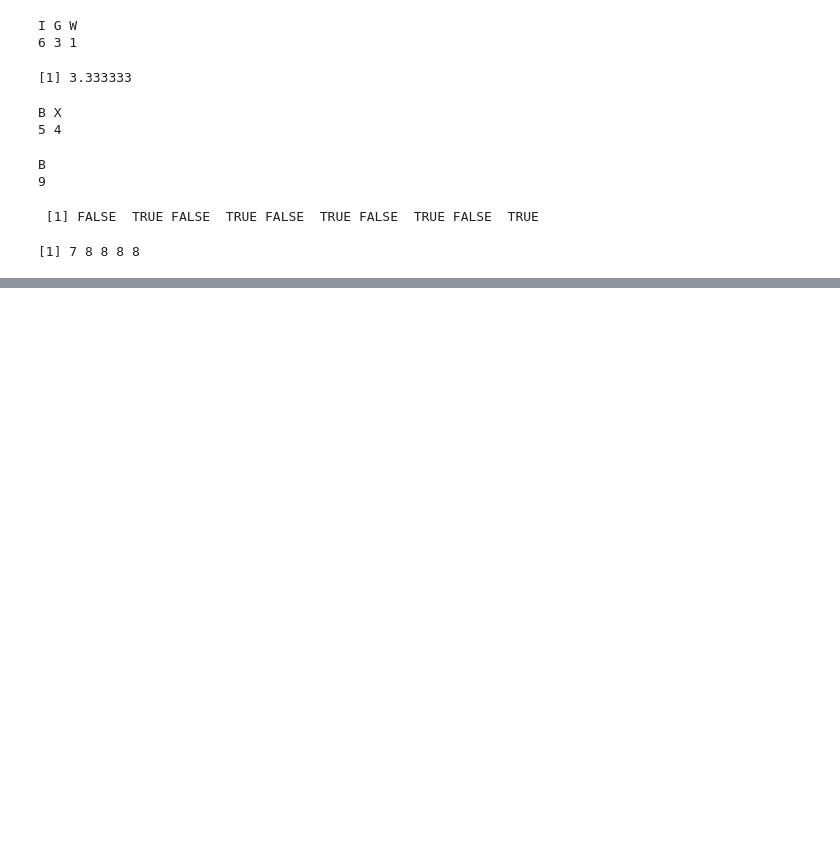
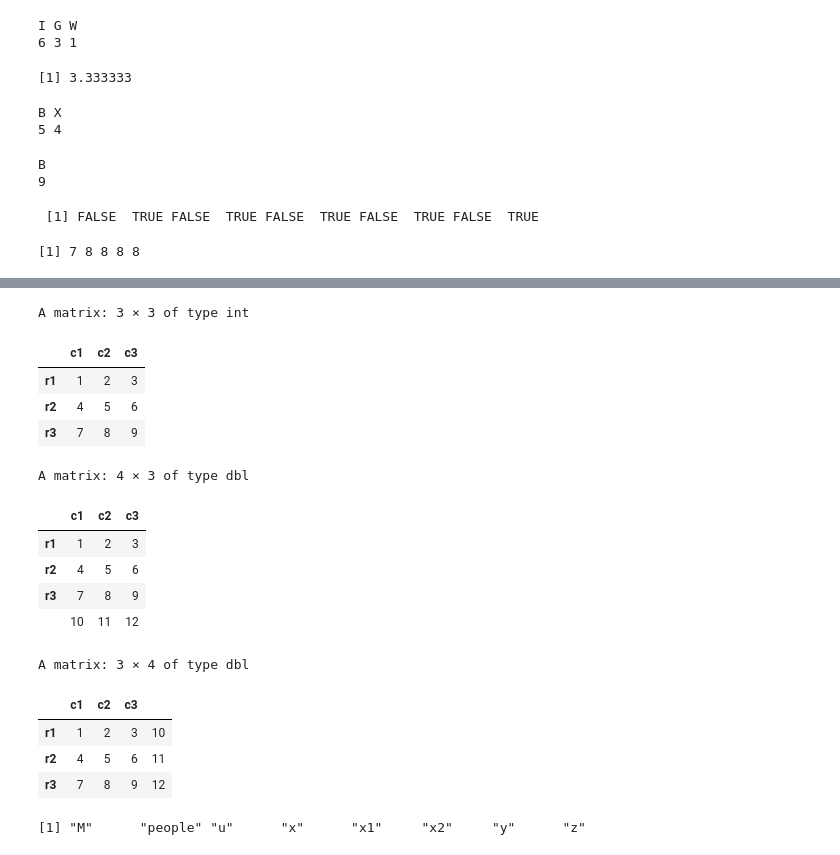
Before and after one commit to felixm3/coursework-workshops-bootcamps-lectures-etc, a Jupyter notebook: dcamp/R/220313_Introduction_to_R.ipynb, the cells around one changed output, grey strips where cells are left out. Saved outputs shown, nothing was run; the diff lists cells and outputs as text; code cells hidden in the pictures; blank space fills up the shorter version.

```diff
--- a/dcamp/R/220313_Introduction_to_R.ipynb
+++ b/dcamp/R/220313_Introduction_to_R.ipynb
@@ -192,3 +192,8 @@ u[u > 2]
 # %% [output]
  [1] FALSE  TRUE FALSE  TRUE FALSE  TRUE FALSE  TRUE FALSE  TRUE
 [1] 7 8 8 8 8
+# %%
+# Creating matrix
+
+M <- matrix(1:9, byrow = TRUE, nrow = 3)
+M
@@ -194,0 +233,29 @@ u[u > 2]
+# %%
+# Adding rows & columns to matrix
+
+M
+rbind(M, c(10, 11, 12)) # add row
+cbind(M, c(10, 11, 12)) # add column
+# %% [output]
+A matrix: 3 × 3 of type int
+|  | c1 | c2 | c3 |
+| r1 | 1 | 2 | 3 |
+| r2 | 4 | 5 | 6 |
+| r3 | 7 | 8 | 9 |
+A matrix: 4 × 3 of type dbl
+|  | c1 | c2 | c3 |
+| r1 | 1 | 2 | 3 |
+| r2 | 4 | 5 | 6 |
+| r3 | 7 | 8 | 9 |
+|  | 10 | 11 | 12 |
+A matrix: 3 × 4 of type dbl
+|  | c1 | c2 | c3 |  |
+| r1 | 1 | 2 | 3 | 10 |
+| r2 | 4 | 5 | 6 | 11 |
+| r3 | 7 | 8 | 9 | 12 |
+# %%
+# What objects do I have in my environment?
+
+ls()
+# %% [output]
+[1] "M"      "people" "u"      "x"      "x1"     "x2"     "y"      "z"
```
Also changed, not shown: parts of 7 cells of this notebook.
